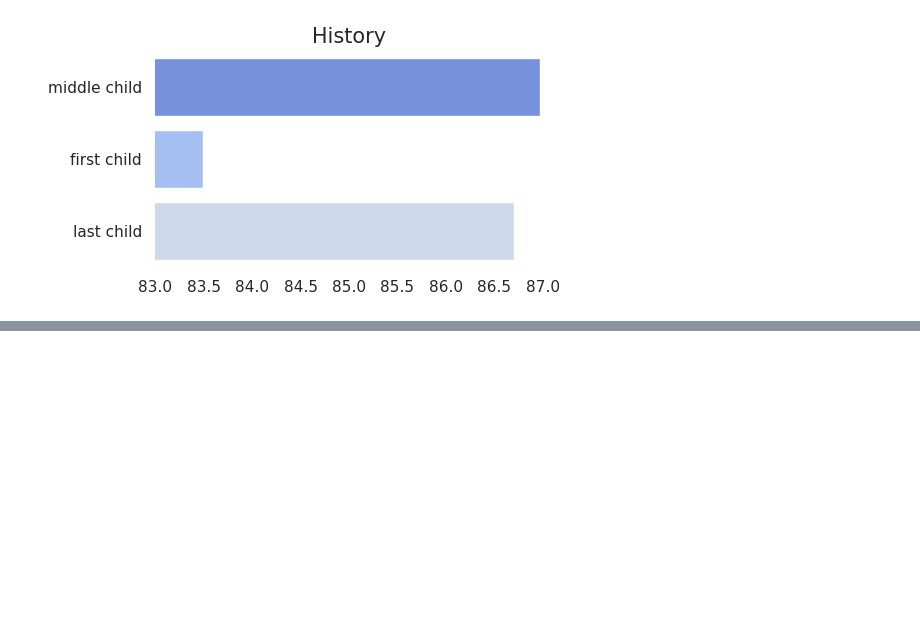
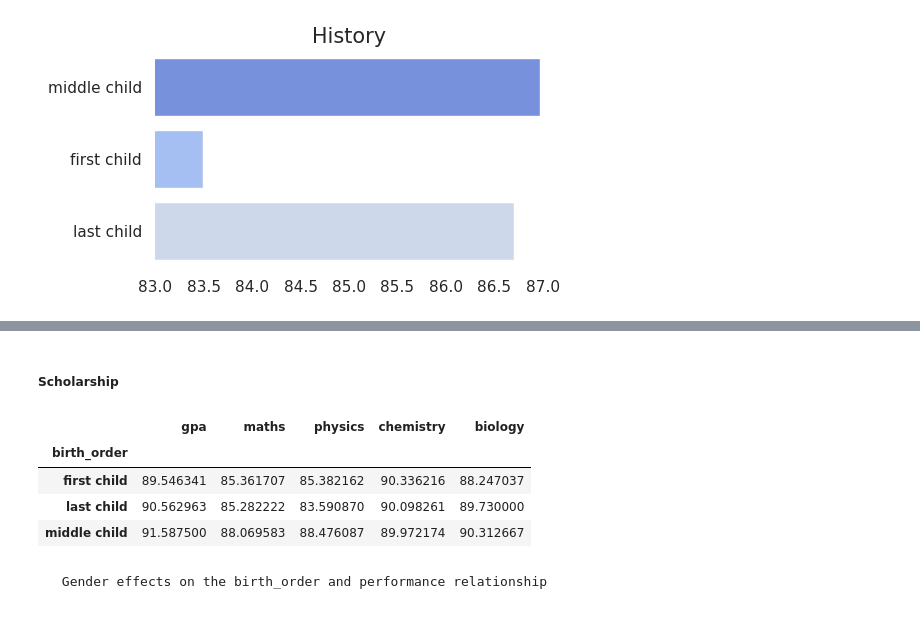
Before and after one commit to Ammon21/School-Data-Science-Project, a Jupyter notebook: notebooks/data_analysis.ipynb, the cells around one changed output, grey strips where cells are left out. Cells and saved outputs as stored; diff of their text form; code cells hidden in the pictures; blank space fills up the shorter version.

```diff
--- a/notebooks/data_analysis.ipynb
+++ b/notebooks/data_analysis.ipynb
@@ -165,0 +232,12 @@ legitbar(df, 'history', 'birth_order', 'History', 83, 87)
+# %% [markdown]
+##### Scholarship
+# %%
+df_scholar.groupby('birth_order')[['gpa', 'maths', 'physics', 'chemistry', 'biology']].mean()
+# %% [output]
+|  | gpa | maths | physics | chemistry | biology |
+| birth_order |  |  |  |  |  |
+| first child | 89.546341 | 85.361707 | 85.382162 | 90.336216 | 88.247037 |
+| last child | 90.562963 | 85.282222 | 83.590870 | 90.098261 | 89.730000 |
+| middle child | 91.587500 | 88.069583 | 88.476087 | 89.972174 | 90.312667 |
+# %% [markdown]
+     Gender effects on the birth_order and performance relationship
```
Also changed, not shown: parts of 32 cells of this notebook.
